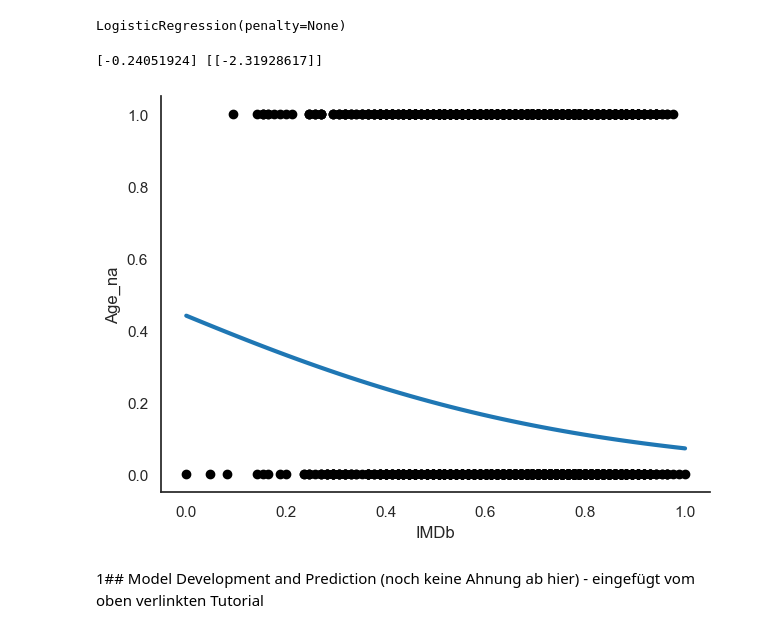
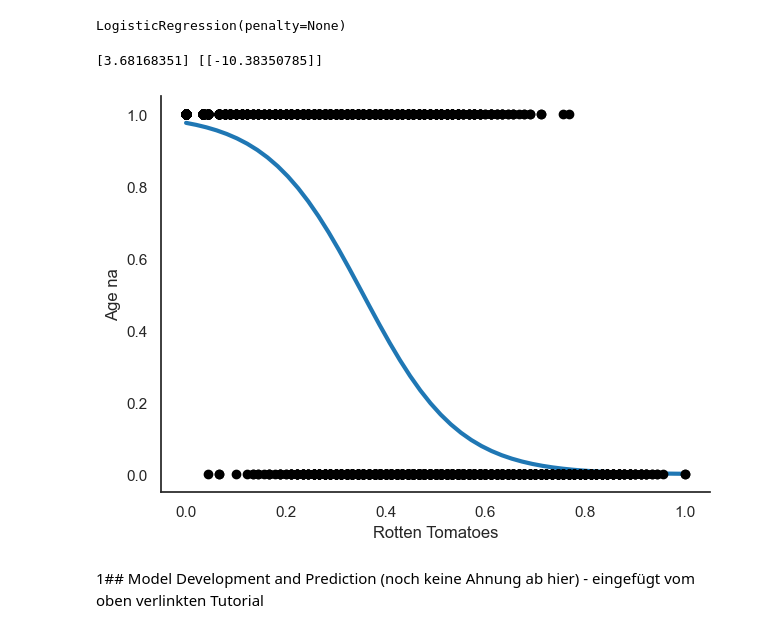
Before and after one commit to silviarutz/streaming, a Jupyter notebook: 6_Logistic_Regression.ipynb, the cells around one changed output. Drawn from its saved outputs; the diff is of its cells as text; code cells hidden in the pictures.

```diff
--- a/6_Logistic_Regression.ipynb
+++ b/6_Logistic_Regression.ipynb
@@ -75,9 +75,9 @@ X_train.head()
 #X = X_train[feature_cols] # Features
 #y = y_train # Target variable
 
-tabelle = X_train[['Year', 'IMDb', 'Rotten_Tomatoes', 'Netflix','Hulu','Prime Video','Disney+']]
+tabelle = X_train[['Rotten_Tomatoes']]
 tabelle = tabelle.join(y_train)
 tabelle.head()
-tabelle.plot.scatter('Year', 'Age_na')
+tabelle.plot.scatter('Rotten_Tomatoes','Age_na')
 sns.despine()
 # %% [output]
@@ -92,40 +92,40 @@ LogisticRegression(penalty=None)
 # %%
 #ke ahnig wasmer hie mache aber it's worth trying
 logreg = sklearn.linear_model.LogisticRegression(C=1e12, random_state=0)
-logreg.fit(tabelle['Year'].values.reshape(-1,1), tabelle['Age_na'])
+logreg.fit(tabelle['Rotten_Tomatoes'].values.reshape(-1,1), tabelle['Age_na'])
 print(logreg.intercept_, logreg.coef_)
 # %% [output]
-[-0.24051924] [[-2.31928617]]
+[3.68168351] [[-10.38350785]]
 # %%
-x = tabelle['IMDb']
+x = tabelle['Rotten_Tomatoes']
 y = tabelle['Age_na']
 
 
 def plot_log_reg(x, y, logreg, xmin=None, xmax=None, alpha=1, ax=None):
     if ax is None:
         fig, ax = plt.subplots()
     else:
         fig = ax.figure
     ax.scatter(x, y, color='black', zorder=20, alpha=alpha)
     if xmin is None:
         xmin = x.min()
     if xmax is None:
         xmax = x.max()
     X_test = np.linspace(xmin, xmax)
 
     loss = scipy.special.expit(X_test * logreg.coef_ + logreg.intercept_).ravel()
     ax.plot(X_test, loss, linewidth=3)
 
-    ax.set_xlabel('IMDb')
-    ax.set_ylabel('Age_na')
+    ax.set_xlabel('Rotten Tomatoes')
+    ax.set_ylabel('Age na')
     fig.tight_layout()
     sns.despine()
     return fig, ax
 
 
 plot_log_reg(x, y, logreg, xmin=0, xmax=1);
 # %% [output]
-[figure, old version]
+[figure, new version]
 # %% [markdown]
 1## Model Development and Prediction (noch keine Ahnung ab hier) - eingefügt vom oben verlinkten Tutorial
 # %%
```
Also changed, not shown: parts of 3 cells of this notebook, 3 other files.
